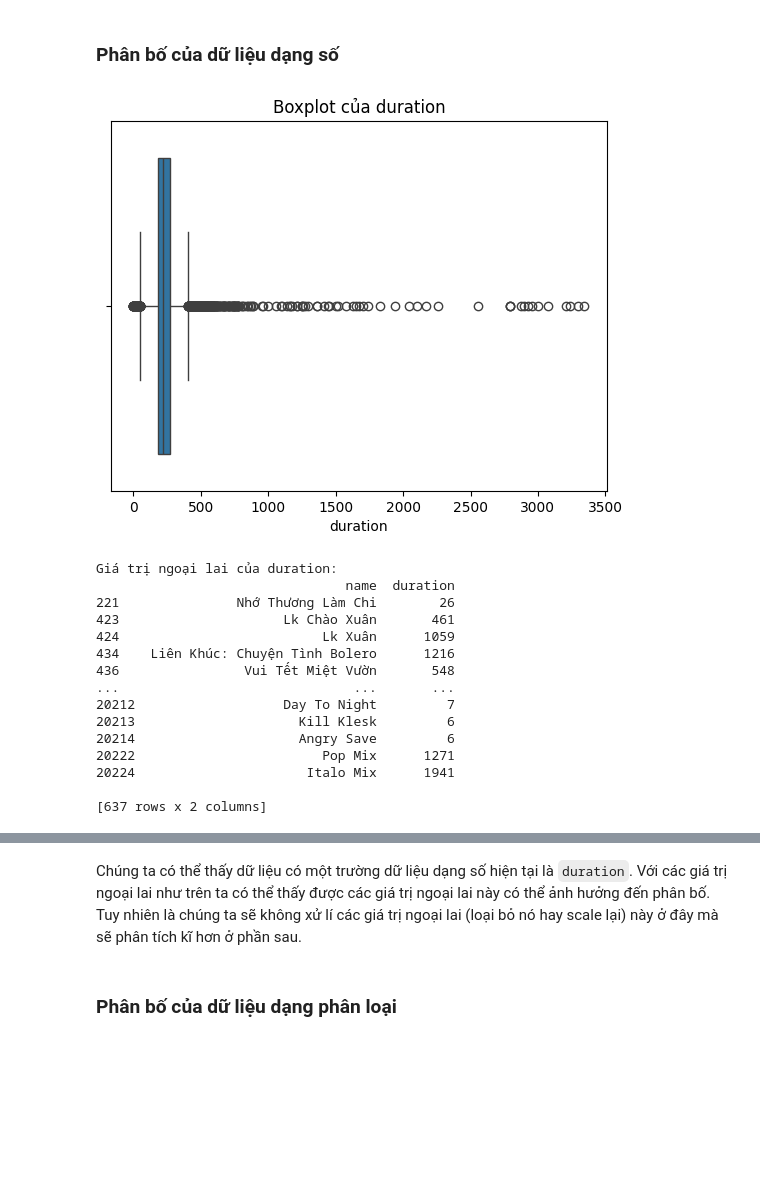
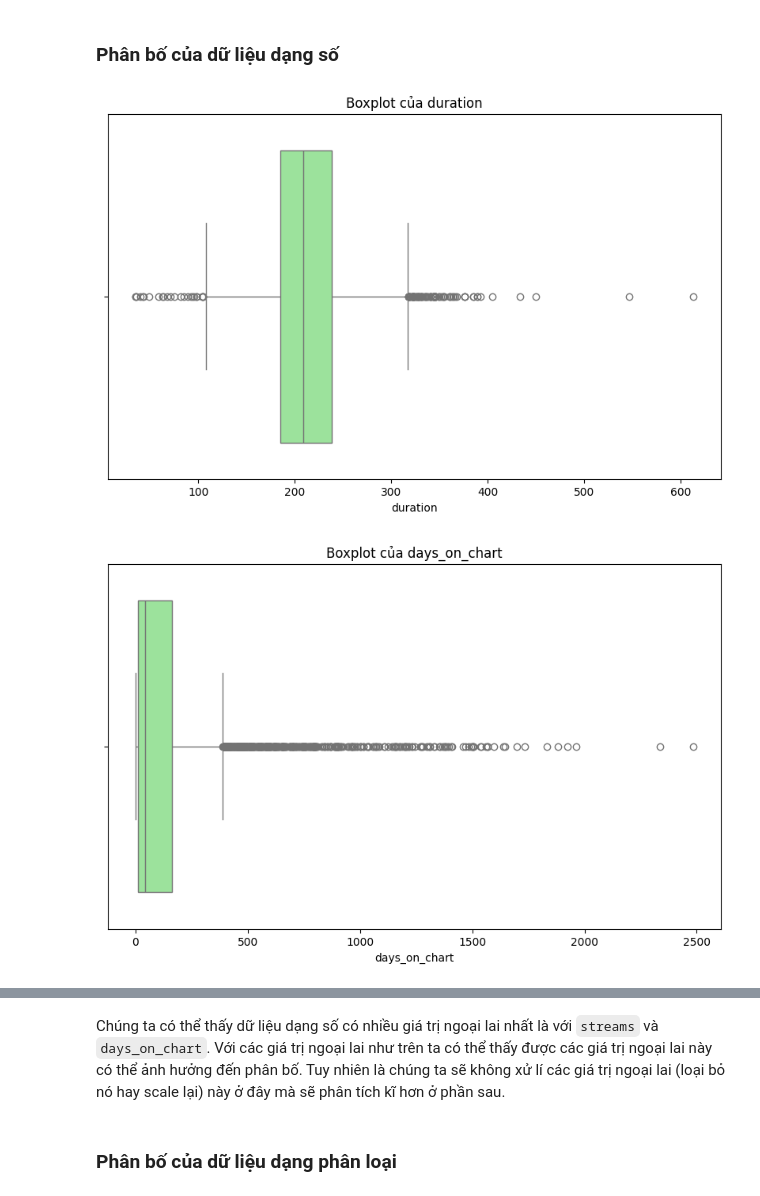
Before and after one commit to pililover/Visualization-Lab, a Jupyter notebook: sourcecode/data_visualization.ipynb, the cells around one changed output, grey strips where cells are left out. Cells and saved outputs as stored; diff of their text form; code cells hidden in the pictures; blank space fills up the shorter version.

```diff
--- a/sourcecode/data_visualization.ipynb
+++ b/sourcecode/data_visualization.ipynb
@@ -572,0 +536,2 @@ dtype: int64
+# %%
+raw_df['streams'] = raw_df['streams'].str.replace(",", "").astype('int64')
@@ -603,8 +587,0 @@ Có một số kí tự trong `lyrics` và `composer` không phải là kí tự
-# %%
-def remove_non_utf8(text):
-    return text.encode('utf-8', 'ignore').decode('utf-8')
-
-raw_df['lyrics'] = raw_df['lyrics'].apply(remove_non_utf8)
-raw_df['composer'] = raw_df['composer'].apply(remove_non_utf8)
-
-raw_df.sample(5)
@@ -617,0 +590,4 @@ raw_df.sample(5)
+# %%
+col_order = ['id', 'track_name', 'artist_names', 'source', 'release_date', 'duration', 'peak_rank', 'previous_rank', 'days_on_chart', 'rank', 'streams']
+raw_df = raw_df[col_order]
+raw_df.sample(5)
@@ -636,0 +608,6 @@ raw_df.describe()
+# %%
+# Trích các cột số
+num_cols = raw_df.select_dtypes(include=np.number).columns
+
+# Xem thống kê mô tả
+raw_df[num_cols].describe().T
@@ -638,38 +620,23 @@ raw_df.describe()
 <a id="eda22"></a>
 ### **Phân bố của dữ liệu dạng số**
 # %%
-sns.boxplot(x=raw_df['duration'])
-plt.title('Boxplot của duration')
-plt.show()
+for col in num_cols:
+    plt.figure(figsize=(10, 6))
+    sns.boxplot(x=raw_df[col], color='lightgreen')
+    plt.title(f'Boxplot của {col}')
+    plt.show()
 
-# Calculate IQR for `duration`
-Q1 = raw_df['duration'].quantile(0.25)
-Q3 = raw_df['duration'].quantile(0.75)
-IQR = Q3 - Q1
+    # Tính toán IQR cho từng cột
+    Q1 = raw_df[col].quantile(0.25)
+    Q3 = raw_df[col].quantile(0.75)
+    IQR = Q3 - Q1
 
-lower_bound = Q1 - 1.5 * IQR
-upper_bound = Q3 + 1.5 * IQR
+    lower_bound = Q1 - 1.5 * IQR
+    upper_bound = Q3 + 1.5 * IQR
 
-outliers_duration = raw_df[(raw_df['duration'] < lower_bound) | (raw_df['duration'] > upper_bound)]
-if not outliers_duration.empty:
-    print("Giá trị ngoại lai của duration:")
-    print(outliers_duration[['name', 'duration']])
-else:
-    print("Không có giá trị ngoại lai nào tìm được")
+    outliers = raw_df[(raw_df[col] < lower_bound) | (raw_df[col] > upper_bound)]
+    if outliers.empty:
+        print(f"Không có giá trị ngoại lai nào tìm được cho {col}")
 # %% [output]
-[figure, old version]
+[figure, new version]
-Giá trị ngoại lai của duration:
-                                name  duration
-221               Nhớ Thương Làm Chi        26
-423                     Lk Chào Xuân       461
-424                          Lk Xuân      1059
-434    Liên Khúc: Chuyện Tình Bolero      1216
-436                Vui Tết Miệt Vườn       548
-...                              ...       ...
-20212                   Day To Night         7
-20213                     Kill Klesk         6
-20214                     Angry Save         6
-20222                        Pop Mix      1271
-20224                      Italo Mix      1941
-
-[637 rows x 2 columns]
+[figure, added]
@@ -676,5 +644,5 @@ Giá trị ngoại lai của duration:
 # %% [markdown]
-Chúng ta có thể thấy dữ liệu có một trường dữ liệu dạng số hiện tại là `duration`. Với các giá trị ngoại lai như trên ta có thể thấy được các giá trị ngoại lai này có thể ảnh hưởng đến phân bố. Tuy nhiên là chúng ta sẽ không xử lí các giá trị ngoại lai (loại bỏ nó hay scale lại) này ở đây mà sẽ phân tích kĩ hơn ở phần sau.
+Chúng ta có thể thấy dữ liệu dạng số có nhiều giá trị ngoại lai nhất là với `streams` và `days_on_chart`. Với các giá trị ngoại lai như trên ta có thể thấy được các giá trị ngoại lai này có thể ảnh hưởng đến phân bố. Tuy nhiên là chúng ta sẽ không xử lí các giá trị ngoại lai (loại bỏ nó hay scale lại) này ở đây mà sẽ phân tích kĩ hơn ở phần sau.
 # %% [markdown]
 <a id="eda23"></a>
 ### **Phân bố của dữ liệu dạng phân loại**
```
Also changed, not shown: parts of 130 cells of this notebook, 7 other files.
